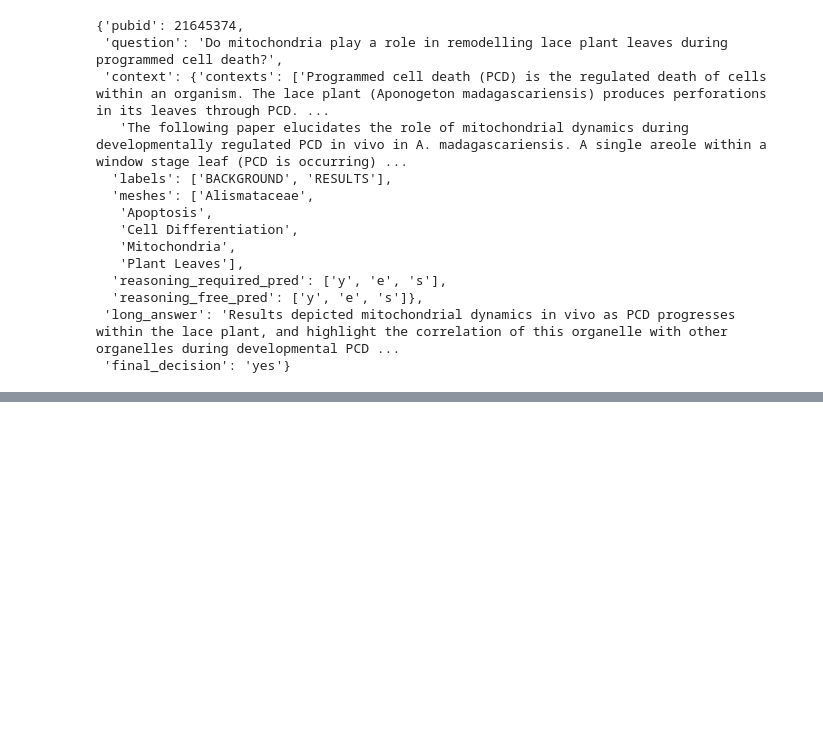
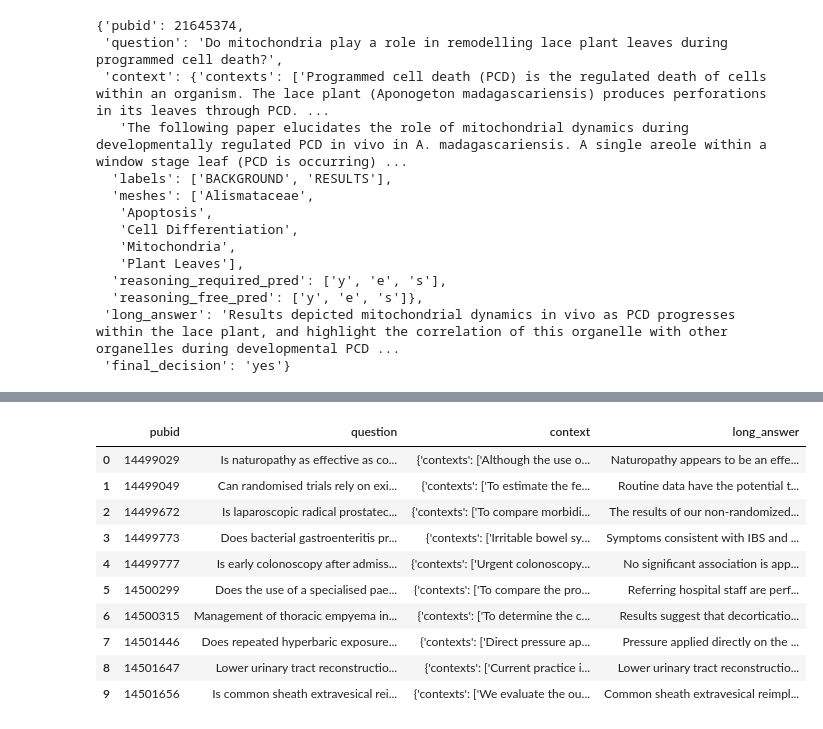
Before and after one commit to PrajwalSathyanarayana/smollm2-medical-sft, a Jupyter notebook: notebooks/01d_data_exploration_pubmedqa.ipynb, the cells around one changed output, grey strips where cells are left out. Cells and saved outputs as stored; diff of their text form; code cells hidden in the pictures; blank space fills up the shorter version.

```diff
--- a/notebooks/01d_data_exploration_pubmedqa.ipynb
+++ b/notebooks/01d_data_exploration_pubmedqa.ipynb
@@ -108,0 +118,2 @@ df_train_labeled.head(10)
+# %%
+ds_unlabeled = load_dataset("qiaojin/PubMedQA", 'pqa_unlabeled')
@@ -108,0 +140,16 @@ df_train_labeled.head(10)
+# %%
+df_train_unlabeled = ds_unlabeled['train'].to_pandas()
+# %%
+df_train_unlabeled.head(10)
+# %% [output]
+|  | pubid | question | context | long_answer |
+| 0 | 14499029 | Is naturopathy as effective as co... | {'contexts': ['Although the use o... | Naturopathy appears to be an effe... |
+| 1 | 14499049 | Can randomised trials rely on exi... | {'contexts': ['To estimate the fe... | Routine data have the potential t... |
+| 2 | 14499672 | Is laparoscopic radical prostatec... | {'contexts': ['To compare morbidi... | The results of our non-randomized... |
+| 3 | 14499773 | Does bacterial gastroenteritis pr... | {'contexts': ['Irritable bowel sy... | Symptoms consistent with IBS and ... |
+| 4 | 14499777 | Is early colonoscopy after admiss... | {'contexts': ['Urgent colonoscopy... | No significant association is app... |
+| 5 | 14500299 | Does the use of a specialised pae... | {'contexts': ['To compare the pro... | Referring hospital staff are perf... |
+| 6 | 14500315 | Management of thoracic empyema in... | {'contexts': ['To determine the c... | Results suggest that decorticatio... |
+| 7 | 14501446 | Does repeated hyperbaric exposure... | {'contexts': ['Direct pressure ap... | Pressure applied directly on the ... |
+| 8 | 14501647 | Lower urinary tract reconstructio... | {'contexts': ['Current practice i... | Lower urinary tract reconstructio... |
+| 9 | 14501656 | Is common sheath extravesical rei... | {'contexts': ['We evaluate the ou... | Common sheath extravesical reimpl... |
```
Also changed, not shown: parts of 5 cells of this notebook.
